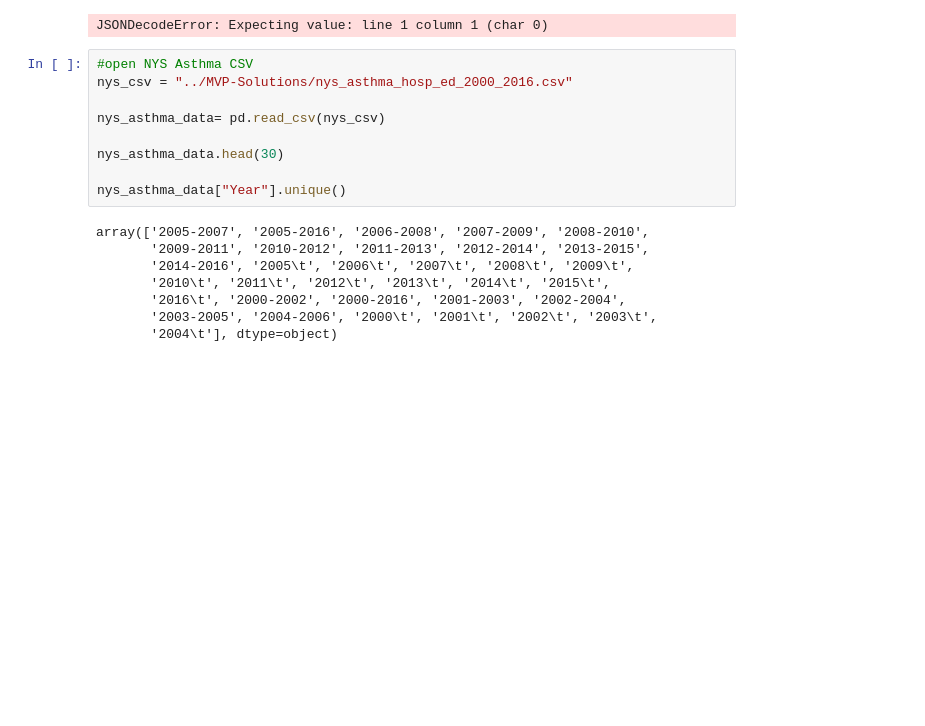
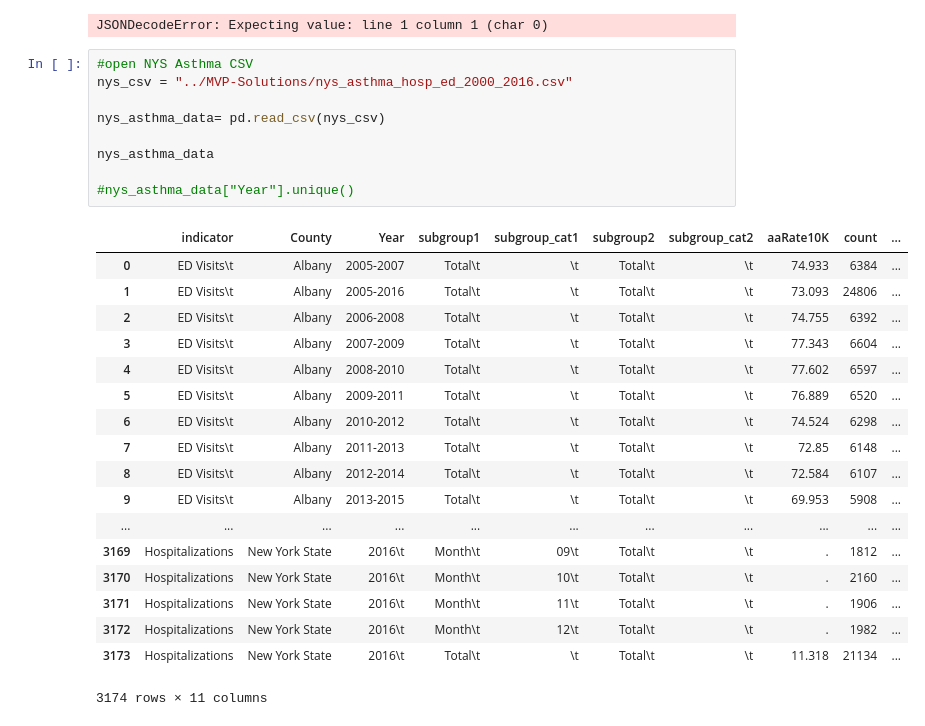
Before and after one commit to VanessaKnox/MVP-Solutions, a Jupyter notebook: masterprojectwork.ipynb, the cells around one changed output. Saved outputs shown, nothing was run; the diff lists cells and outputs as text; blank space fills up the shorter version.

```diff
--- a/masterprojectwork.ipynb
+++ b/masterprojectwork.ipynb
@@ -121,17 +124,28 @@ JSONDecodeError: Expecting value: line 1 column 1 (char 0)
 # %%
 #open NYS Asthma CSV
 nys_csv = "../MVP-Solutions/nys_asthma_hosp_ed_2000_2016.csv"
 
 nys_asthma_data= pd.read_csv(nys_csv)
 
-nys_asthma_data.head(30)
+nys_asthma_data
 
-nys_asthma_data["Year"].unique()
+#nys_asthma_data["Year"].unique()
 # %% [output]
+|  | indicator | County | Year | subgroup1 | subgroup_cat1 | subgroup2 | subgroup_cat2 | aaRate10K | count | ... |
+| 0 | ED Visits\t | Albany | 2005-2007 | Total\t | \t | Total\t | \t | 74.933 | 6384 | ... |
+| 1 | ED Visits\t | Albany | 2005-2016 | Total\t | \t | Total\t | \t | 73.093 | 24806 | ... |
+| 2 | ED Visits\t | Albany | 2006-2008 | Total\t | \t | Total\t | \t | 74.755 | 6392 | ... |
+| 3 | ED Visits\t | Albany | 2007-2009 | Total\t | \t | Total\t | \t | 77.343 | 6604 | ... |
+| 4 | ED Visits\t | Albany | 2008-2010 | Total\t | \t | Total\t | \t | 77.602 | 6597 | ... |
+| 5 | ED Visits\t | Albany | 2009-2011 | Total\t | \t | Total\t | \t | 76.889 | 6520 | ... |
+| 6 | ED Visits\t | Albany | 2010-2012 | Total\t | \t | Total\t | \t | 74.524 | 6298 | ... |
+| 7 | ED Visits\t | Albany | 2011-2013 | Total\t | \t | Total\t | \t | 72.85 | 6148 | ... |
+| 8 | ED Visits\t | Albany | 2012-2014 | Total\t | \t | Total\t | \t | 72.584 | 6107 | ... |
+| 9 | ED Visits\t | Albany | 2013-2015 | Total\t | \t | Total\t | \t | 69.953 | 5908 | ... |
+| ... | ... | ... | ... | ... | ... | ... | ... | ... | ... | ... |
+| 3169 | Hospitalizations | New York State | 2016\t | Month\t | 09\t | Total\t | \t | . | 1812 | ... |
+| 3170 | Hospitalizations | New York State | 2016\t | Month\t | 10\t | Total\t | \t | . | 2160 | ... |
+| 3171 | Hospitalizations | New York State | 2016\t | Month\t | 11\t | Total\t | \t | . | 1906 | ... |
+| 3172 | Hospitalizations | New York State | 2016\t | Month\t | 12\t | Total\t | \t | . | 1982 | ... |
+| 3173 | Hospitalizations | New York State | 2016\t | Total\t | \t | Total\t | \t | 11.318 | 21134 | ... |
-array(['2005-2007', '2005-2016', '2006-2008', '2007-2009', '2008-2010',
-       '2009-2011', '2010-2012', '2011-2013', '2012-2014', '2013-2015',
-       '2014-2016', '2005\t', '2006\t', '2007\t', '2008\t', '2009\t',
-       '2010\t', '2011\t', '2012\t', '2013\t', '2014\t', '2015\t',
-       '2016\t', '2000-2002', '2000-2016', '2001-2003', '2002-2004',
-       '2003-2005', '2004-2006', '2000\t', '2001\t', '2002\t', '2003\t',
-       '2004\t'], dtype=object)
+3174 rows × 11 columns
```
Also changed, not shown: parts of 4 cells of this notebook.
